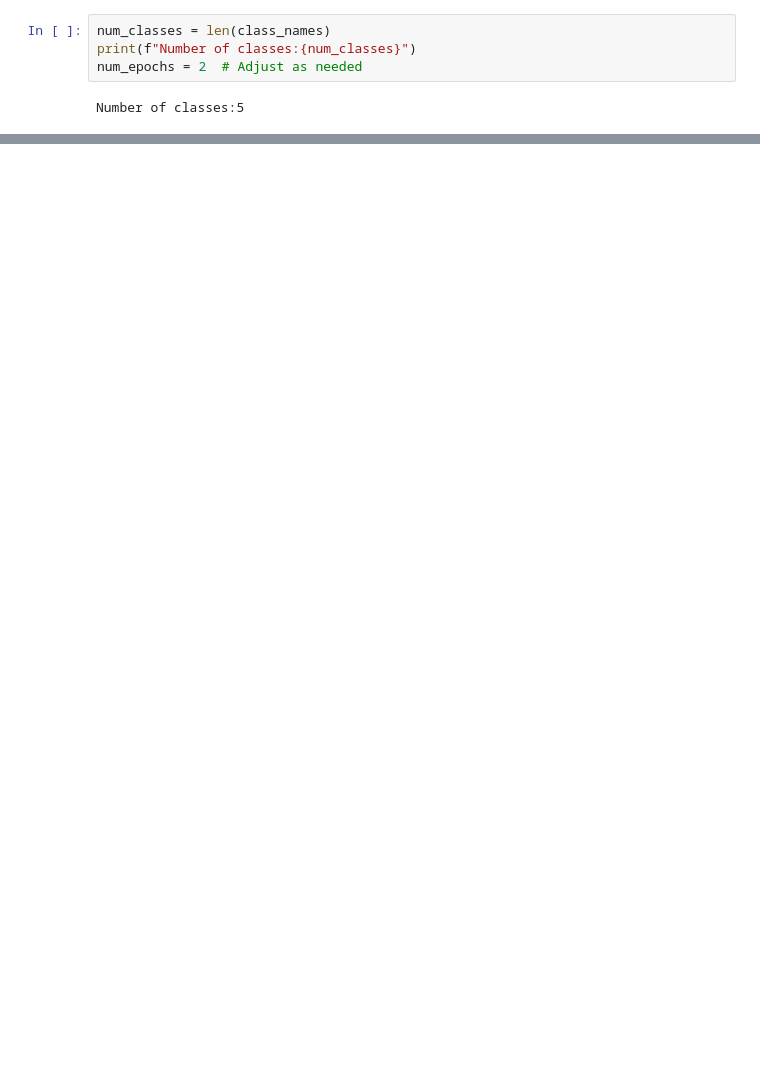
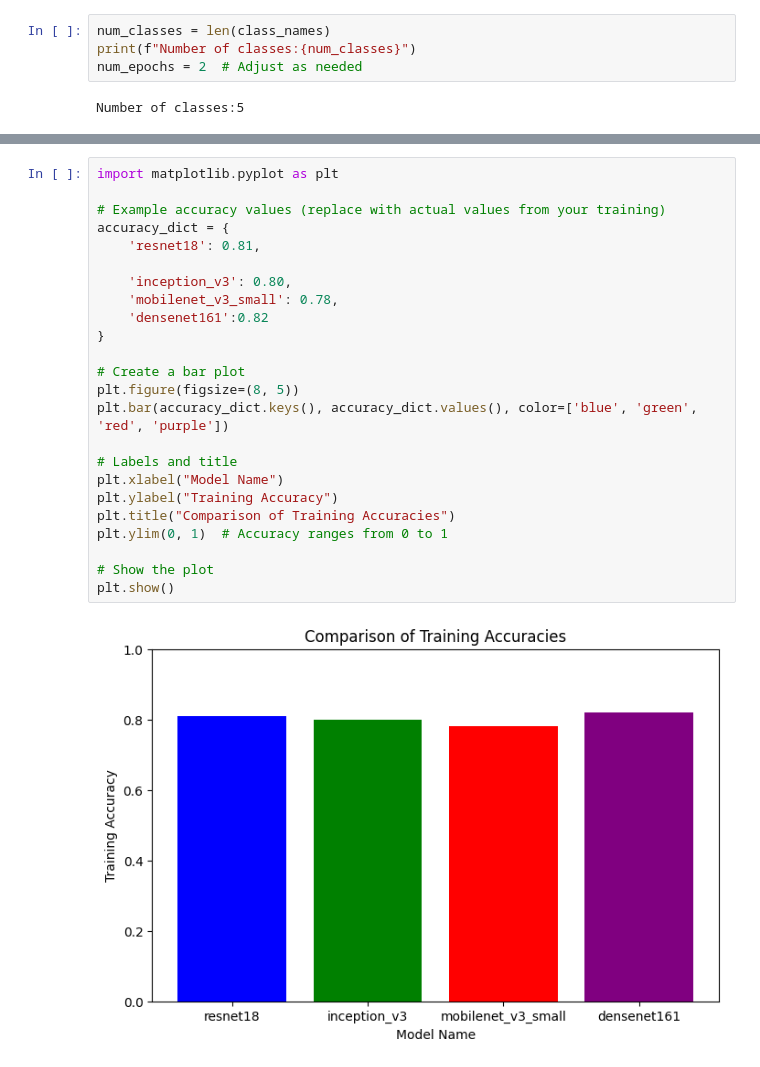
Before and after one commit to Shanks1234567/CSE366LAB, a Jupyter notebook: AI_Lab_05a_Pretrained_CNN.ipynb, the cells around one changed output, grey strips where cells are left out. Saved outputs shown, nothing was run; the diff lists cells and outputs as text; blank space fills up the shorter version.

```diff
--- a/AI_Lab_05a_Pretrained_CNN.ipynb
+++ b/AI_Lab_05a_Pretrained_CNN.ipynb
@@ -244,0 +466,26 @@ Bacterial Leaf Spot       0.74      0.76      0.75        76
+# %%
+import matplotlib.pyplot as plt
+
+# Example accuracy values (replace with actual values from your training)
+accuracy_dict = {
+    'resnet18': 0.81,
+
+    'inception_v3': 0.80,
+    'mobilenet_v3_small': 0.78,
+    'densenet161':0.82
+}
+
+# Create a bar plot
+plt.figure(figsize=(8, 5))
+plt.bar(accuracy_dict.keys(), accuracy_dict.values(), color=['blue', 'green', 'red', 'purple'])
+
+# Labels and title
+plt.xlabel("Model Name")
+plt.ylabel("Training Accuracy")
+plt.title("Comparison of Training Accuracies")
+plt.ylim(0, 1)  # Accuracy ranges from 0 to 1
+
+# Show the plot
+plt.show()
+# %% [output]
+[figure, added]
```
Also changed, not shown: parts of 11 cells of this notebook.
